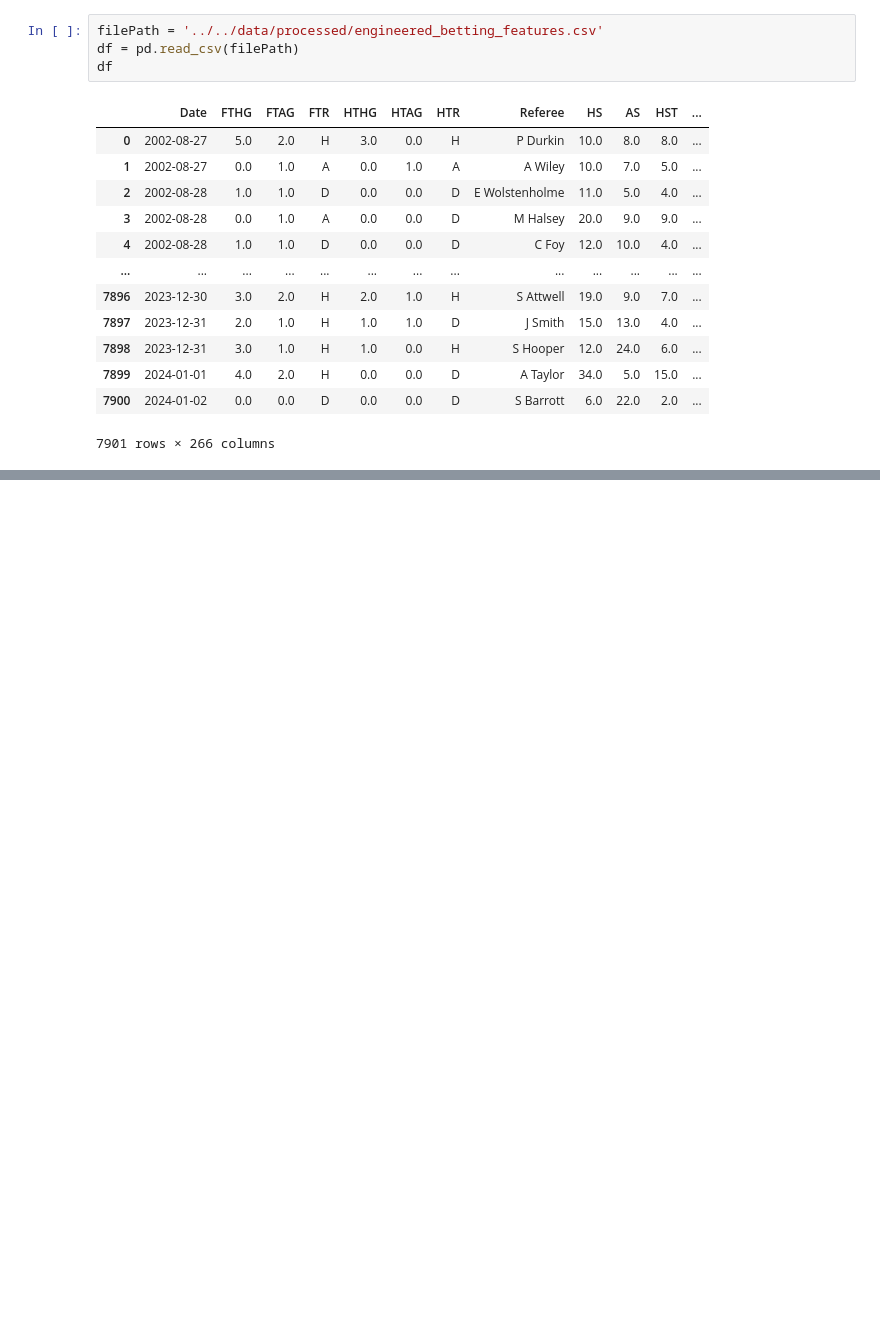
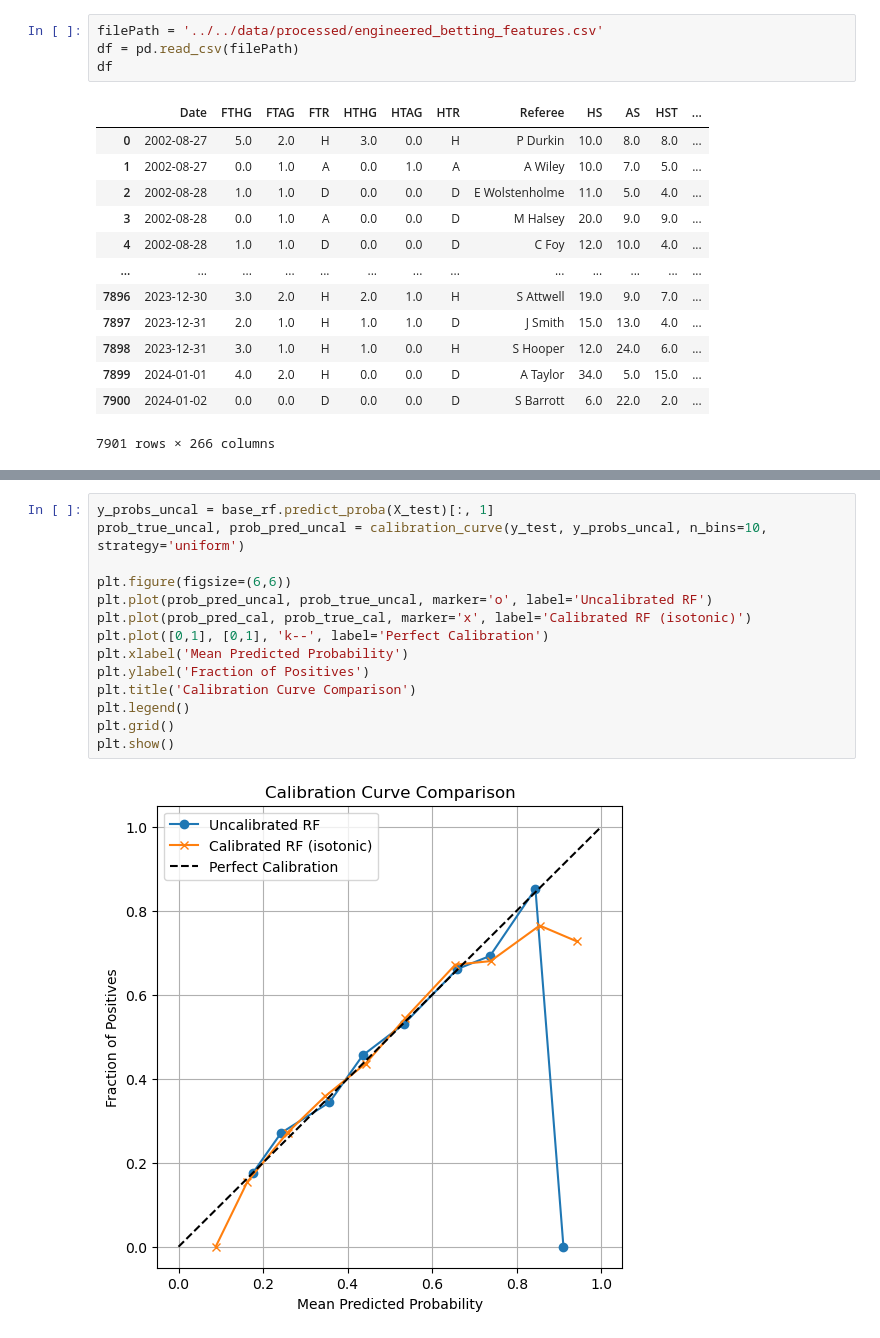
Before and after one commit to Shab00/Over-Under2.5Goals, a Jupyter notebook: notebooks/secondIterrationOdds/randomForrest.ipynb, the cells around one changed output, grey strips where cells are left out. Saved outputs shown, nothing was run; the diff lists cells and outputs as text; blank space fills up the shorter version.

```diff
--- a/notebooks/secondIterrationOdds/randomForrest.ipynb
+++ b/notebooks/secondIterrationOdds/randomForrest.ipynb
@@ -191,0 +266,16 @@ weighted avg       0.67      0.62      0.63      1581
+# %%
+y_probs_uncal = base_rf.predict_proba(X_test)[:, 1]
+prob_true_uncal, prob_pred_uncal = calibration_curve(y_test, y_probs_uncal, n_bins=10, strategy='uniform')
+
+plt.figure(figsize=(6,6))
+plt.plot(prob_pred_uncal, prob_true_uncal, marker='o', label='Uncalibrated RF')
+plt.plot(prob_pred_cal, prob_true_cal, marker='x', label='Calibrated RF (isotonic)')
+plt.plot([0,1], [0,1], 'k--', label='Perfect Calibration')
+plt.xlabel('Mean Predicted Probability')
+plt.ylabel('Fraction of Positives')
+plt.title('Calibration Curve Comparison')
+plt.legend()
+plt.grid()
+plt.show()
+# %% [output]
+[figure, added]
```
Also changed, not shown: parts of 11 cells of this notebook, 1 other file.
